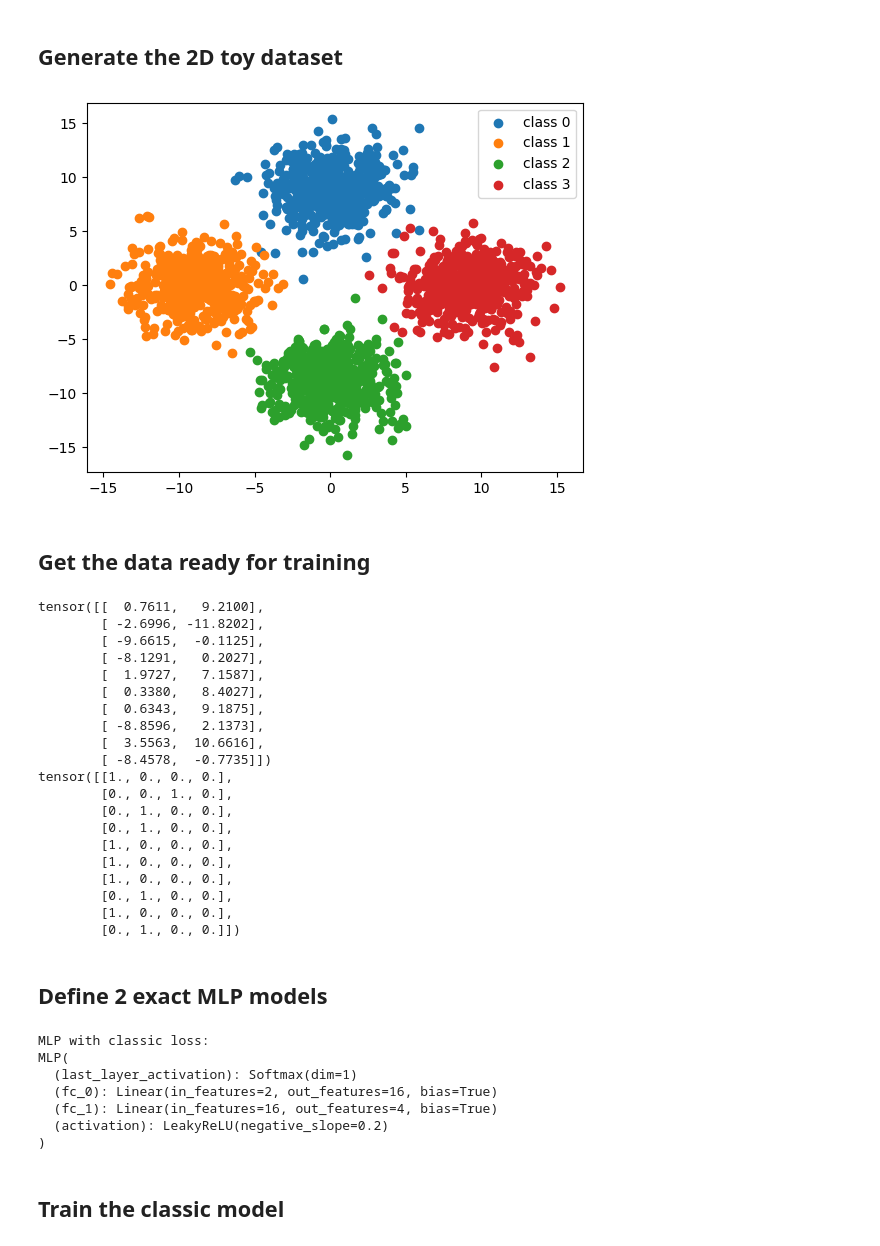
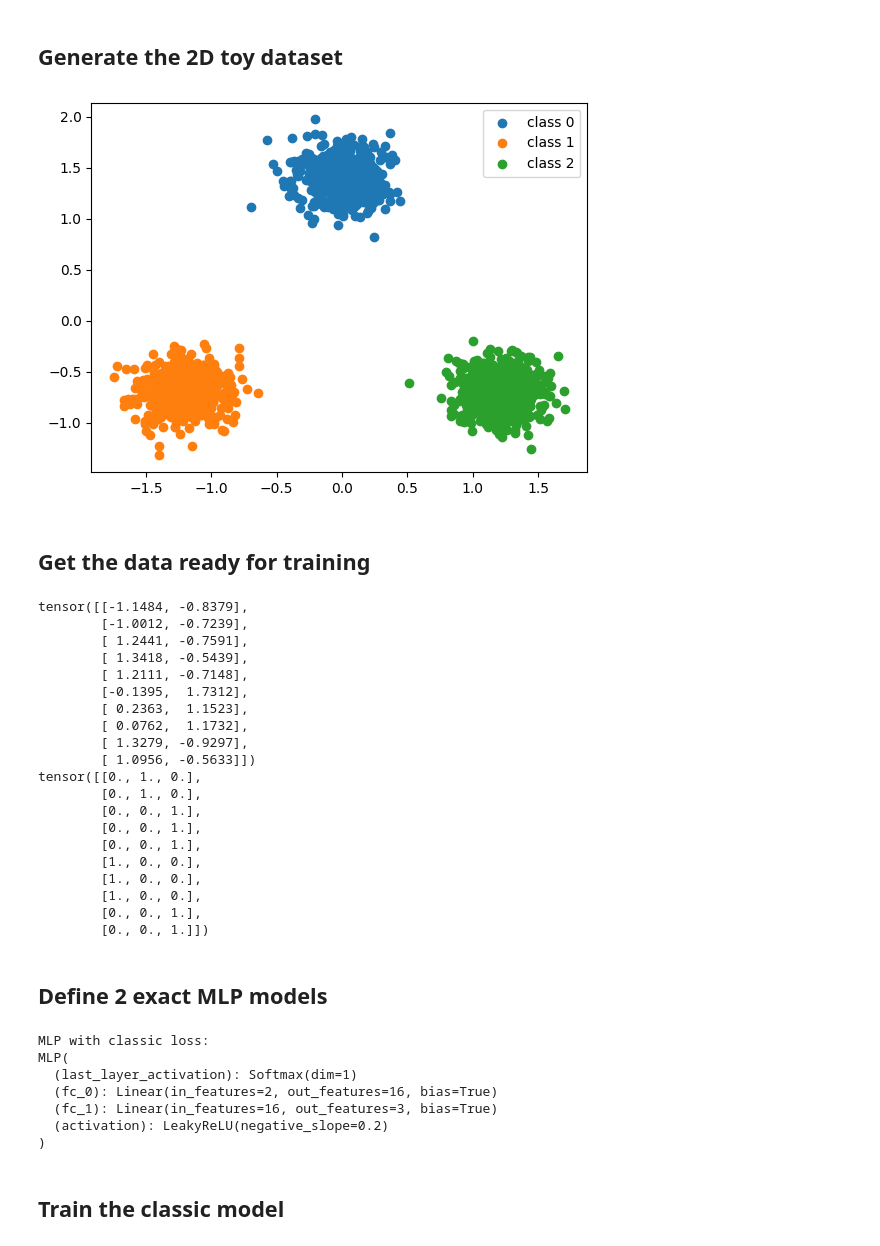
Before and after one commit to gencf/Flexible-Visual-Recognition-by-Evidential-Modeling-of-Confusion-and-Ignorance, a Jupyter notebook: train_toy_dataset.ipynb, the cells around one changed output. Saved outputs shown, nothing was run; the diff lists cells and outputs as text; code cells hidden in the pictures.

```diff
--- a/train_toy_dataset.ipynb
+++ b/train_toy_dataset.ipynb
@@ -64,26 +64,31 @@ class MLP(nn.Module):
 ## Generate the 2D toy dataset
 # %%
 # Generate some data
-n_classes = 4
+n_classes = 3
 n_samples_per_class = 500
-std = 2
+std = 1
 distance = 9
 shuffle = True
 
 # set the seed again
 random.seed(random_seed)
 
 # Generate the data
 X, y = get_n_classes_2d_toy_dataset(n_classes=n_classes,
                                     n_samples_per_class=n_samples_per_class,
                                     std=std,
                                     distance=distance,
                                     random_seed=random_seed,
                                     shuffle=shuffle)
 
+# normalize the data
+X = (X - X.mean(axis=0)) / X.std(axis=0)
+
+
+
 plot_2d_toy_dataset(X, y, n_classes)
 # %% [output]
-[figure, old version]
+[figure, new version]
 # %% [markdown]
 ## Get the data ready for training
 # %%
@@ -105,26 +110,26 @@ y_validation = torch.tensor(y_validation, dtype=torch.float32)
 print(X_train[:10])
 print(y_train[:10])
 # %% [output]
-tensor([[  0.7611,   9.2100],
-        [ -2.6996, -11.8202],
-        [ -9.6615,  -0.1125],
-        [ -8.1291,   0.2027],
-        [  1.9727,   7.1587],
-        [  0.3380,   8.4027],
-        [  0.6343,   9.1875],
-        [ -8.8596,   2.1373],
-        [  3.5563,  10.6616],
-        [ -8.4578,  -0.7735]])
-tensor([[1., 0., 0., 0.],
-        [0., 0., 1., 0.],
-        [0., 1., 0., 0.],
-        [0., 1., 0., 0.],
-        [1., 0., 0., 0.],
-        [1., 0., 0., 0.],
-        [1., 0., 0., 0.],
-        [0., 1., 0., 0.],
-        [1., 0., 0., 0.],
-        [0., 1., 0., 0.]])
+tensor([[-1.1484, -0.8379],
+        [-1.0012, -0.7239],
+        [ 1.2441, -0.7591],
+        [ 1.3418, -0.5439],
+        [ 1.2111, -0.7148],
+        [-0.1395,  1.7312],
+        [ 0.2363,  1.1523],
+        [ 0.0762,  1.1732],
+        [ 1.3279, -0.9297],
+        [ 1.0956, -0.5633]])
+tensor([[0., 1., 0.],
+        [0., 1., 0.],
+        [0., 0., 1.],
+        [0., 0., 1.],
+        [0., 0., 1.],
+        [1., 0., 0.],
+        [1., 0., 0.],
+        [1., 0., 0.],
+        [0., 0., 1.],
+        [0., 0., 1.]])
 # %% [markdown]
 ## Define 2 exact MLP models
 # %%
@@ -144,7 +149,7 @@ MLP with classic loss:
 MLP(
   (last_layer_activation): Softmax(dim=1)
   (fc_0): Linear(in_features=2, out_features=16, bias=True)
-  (fc_1): Linear(in_features=16, out_features=4, bias=True)
+  (fc_1): Linear(in_features=16, out_features=3, bias=True)
   (activation): LeakyReLU(negative_slope=0.2)
 )
 # %% [markdown]
```
Also changed, not shown: parts of 10 cells of this notebook.
